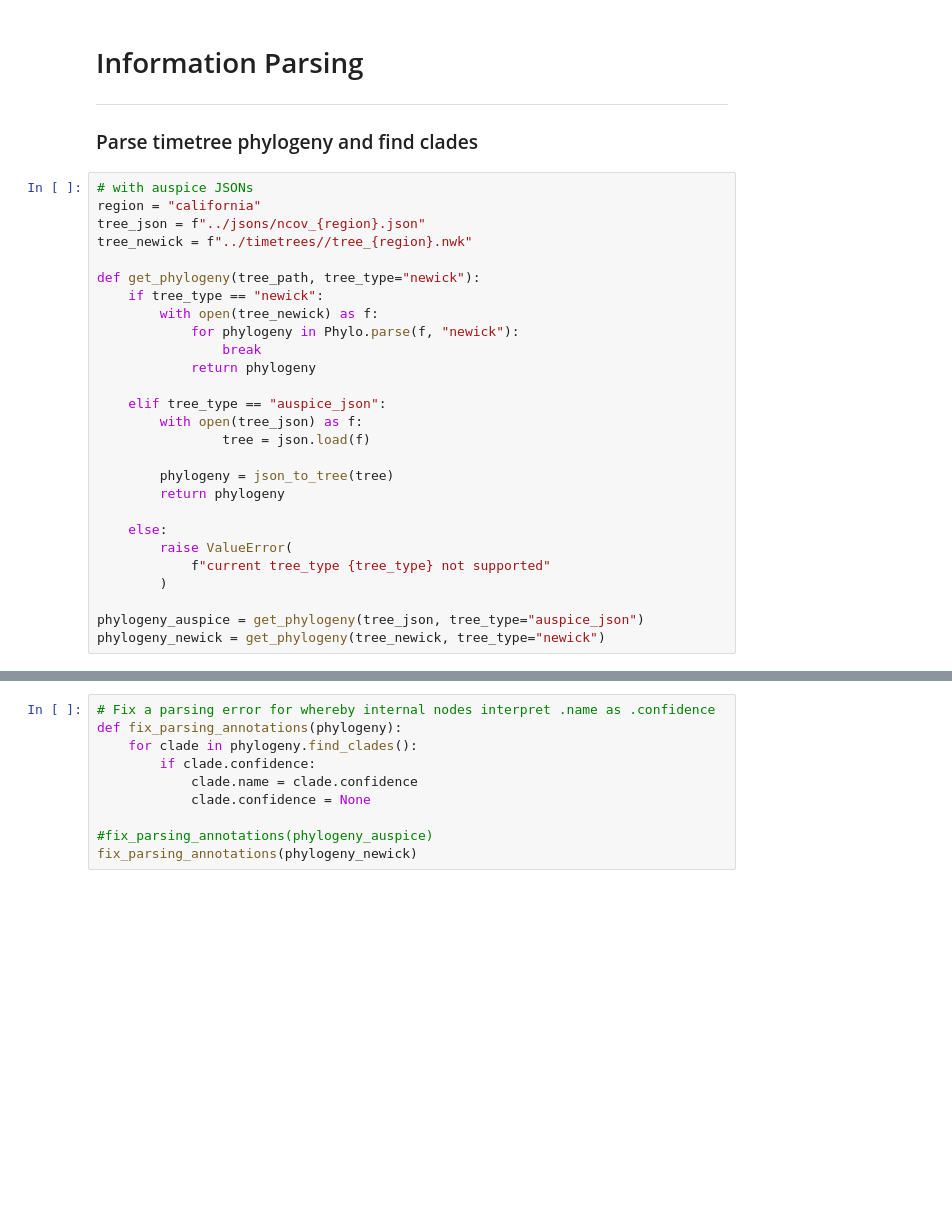
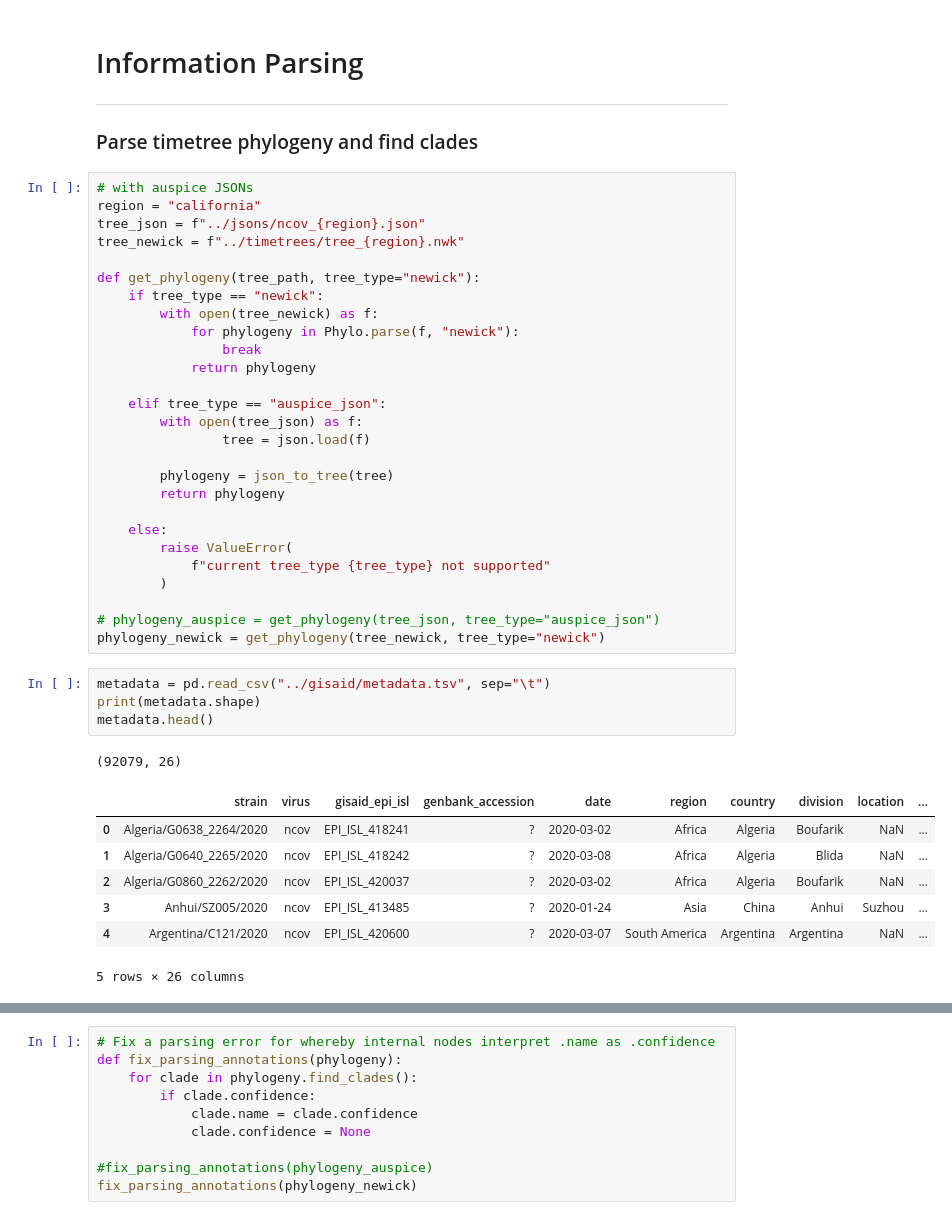
Before and after one commit to czbiohub/nf-epigen, a Jupyter notebook: exploration/update_pyro_data.ipynb, the cells around one changed output, grey strips where cells are left out. Cells and saved outputs as stored; diff of their text form; blank space fills up the shorter version.

```diff
--- a/exploration/update_pyro_data.ipynb
+++ b/exploration/update_pyro_data.ipynb
@@ -36,7 +36,7 @@ print(pyro.__version__)
 # with auspice JSONs
 region = "california"
 tree_json = f"../jsons/ncov_{region}.json"
-tree_newick = f"../timetrees//tree_{region}.nwk"
+tree_newick = f"../timetrees/tree_{region}.nwk"
 
 def get_phylogeny(tree_path, tree_type="newick"):
     if tree_type == "newick":
@@ -57,5 +57,18 @@ def get_phylogeny(tree_path, tree_type="newick"):
             f"current tree_type {tree_type} not supported"
         )
 
-phylogeny_auspice = get_phylogeny(tree_json, tree_type="auspice_json")
+# phylogeny_auspice = get_phylogeny(tree_json, tree_type="auspice_json")
 phylogeny_newick = get_phylogeny(tree_newick, tree_type="newick")
+# %%
+metadata = pd.read_csv("../gisaid/metadata.tsv", sep="\t")
+print(metadata.shape)
+metadata.head()
+# %% [output]
+(92079, 26)
+|  | strain | virus | gisaid_epi_isl | genbank_accession | date | region | country | division | location | ... |
+| 0 | Algeria/G0638_2264/2020 | ncov | EPI_ISL_418241 | ? | 2020-03-02 | Africa | Algeria | Boufarik | NaN | ... |
+| 1 | Algeria/G0640_2265/2020 | ncov | EPI_ISL_418242 | ? | 2020-03-08 | Africa | Algeria | Blida | NaN | ... |
+| 2 | Algeria/G0860_2262/2020 | ncov | EPI_ISL_420037 | ? | 2020-03-02 | Africa | Algeria | Boufarik | NaN | ... |
+| 3 | Anhui/SZ005/2020 | ncov | EPI_ISL_413485 | ? | 2020-01-24 | Asia | China | Anhui | Suzhou | ... |
+| 4 | Argentina/C121/2020 | ncov | EPI_ISL_420600 | ? | 2020-03-07 | South America | Argentina | Argentina | NaN | ... |
+5 rows × 26 columns
```
Also changed, not shown: parts of 3 cells of this notebook, 3 other files.
